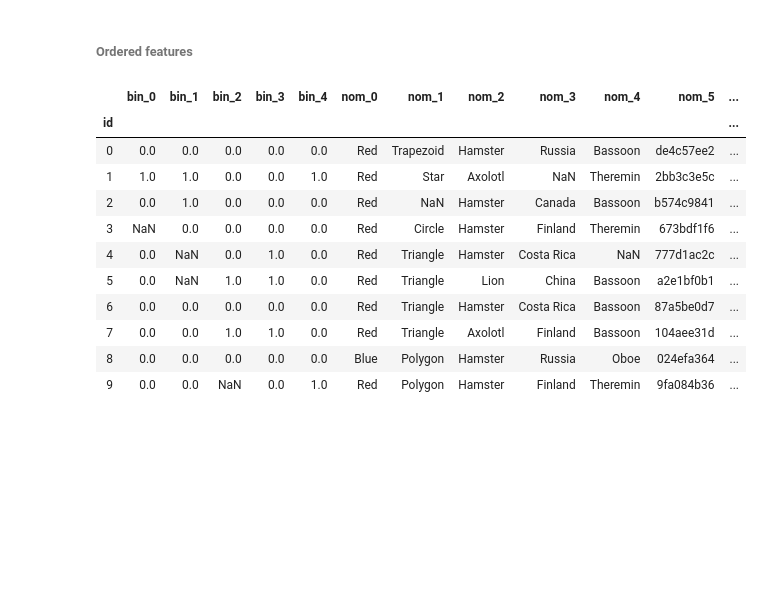
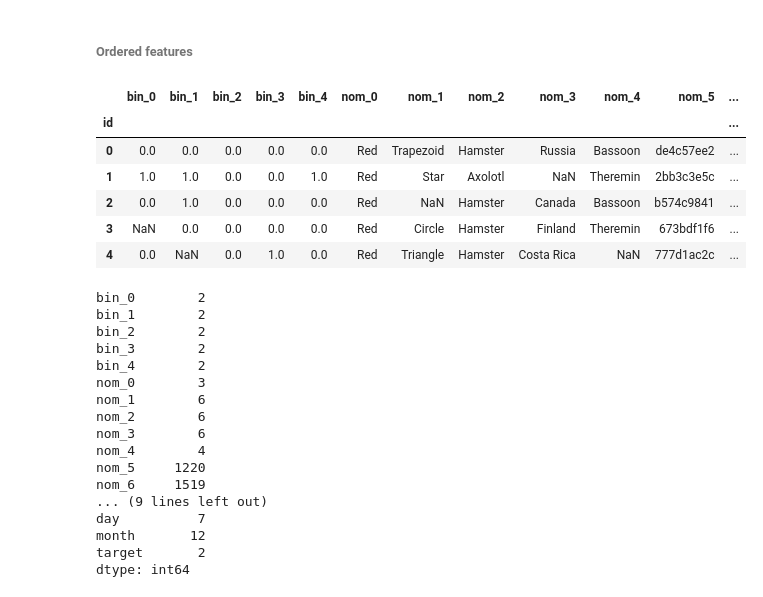
Before and after one commit to romaberezhok/Categorical-Feature-Encoding-Challenge-II, a Jupyter notebook: CatVar.ipynb, the cells around one changed output. Saved outputs shown, nothing was run; the diff lists cells and outputs as text; code cells hidden in the pictures; blank space fills up the shorter version.

```diff
--- a/CatVar.ipynb
+++ b/CatVar.ipynb
@@ -138,18 +134,22 @@ test['ord_1'] = test['ord_1'].map(ord_1_map, na_action='ignore')
 
 train['ord_2'] = train['ord_2'].map(ord_2_map, na_action='ignore')
 test['ord_2'] = test['ord_2'].map(ord_2_map, na_action='ignore')
+# %%
+ord_3_map = {key: value for value, key in enumerate(sorted(train['ord_3'].dropna().unique()))}
+ord_4_map = {key: value for value, key in enumerate(sorted(train['ord_4'].dropna().unique()))}
+# %%
+train['ord_3'] = train['ord_3'].map(ord_3_map, na_action='ignore')
+test['ord_3'] = test['ord_3'].map(ord_3_map, na_action='ignore')
+
+train['ord_4'] = train['ord_4'].map(ord_4_map, na_action='ignore')
+test['ord_4'] = test['ord_4'].map(ord_4_map, na_action='ignore')
 # %%
-train.head(10)
+train.head()
 # %% [output]
 |  | bin_0 | bin_1 | bin_2 | bin_3 | bin_4 | nom_0 | nom_1 | nom_2 | nom_3 | nom_4 | nom_5 | ... |
 | id |  |  |  |  |  |  |  |  |  |  |  | ... |
 | 0 | 0.0 | 0.0 | 0.0 | 0.0 | 0.0 | Red | Trapezoid | Hamster | Russia | Bassoon | de4c57ee2 | ... |
 | 1 | 1.0 | 1.0 | 0.0 | 0.0 | 1.0 | Red | Star | Axolotl | NaN | Theremin | 2bb3c3e5c | ... |
 | 2 | 0.0 | 1.0 | 0.0 | 0.0 | 0.0 | Red | NaN | Hamster | Canada | Bassoon | b574c9841 | ... |
 | 3 | NaN | 0.0 | 0.0 | 0.0 | 0.0 | Red | Circle | Hamster | Finland | Theremin | 673bdf1f6 | ... |
 | 4 | 0.0 | NaN | 0.0 | 1.0 | 0.0 | Red | Triangle | Hamster | Costa Rica | NaN | 777d1ac2c | ... |
-| 5 | 0.0 | NaN | 1.0 | 1.0 | 0.0 | Red | Triangle | Lion | China | Bassoon | a2e1bf0b1 | ... |
-| 6 | 0.0 | 0.0 | 0.0 | 0.0 | 0.0 | Red | Triangle | Hamster | Costa Rica | Bassoon | 87a5be0d7 | ... |
-| 7 | 0.0 | 0.0 | 1.0 | 1.0 | 0.0 | Red | Triangle | Axolotl | Finland | Bassoon | 104aee31d | ... |
-| 8 | 0.0 | 0.0 | 0.0 | 0.0 | 0.0 | Blue | Polygon | Hamster | Russia | Oboe | 024efa364 | ... |
-| 9 | 0.0 | 0.0 | NaN | 0.0 | 1.0 | Red | Polygon | Hamster | Finland | Theremin | 9fa084b36 | ... |
@@ -155,0 +158,20 @@ train.head(10)
+# %%
+train.nunique()
+# %% [output]
+bin_0        2
+bin_1        2
+bin_2        2
+bin_3        2
+bin_4        2
+nom_0        3
+nom_1        6
+nom_2        6
+nom_3        6
+nom_4        4
+nom_5     1220
+nom_6     1519
+... (9 lines left out)
+day          7
+month       12
+target       2
+dtype: int64
```
Also changed, not shown: parts of 8 cells of this notebook.
